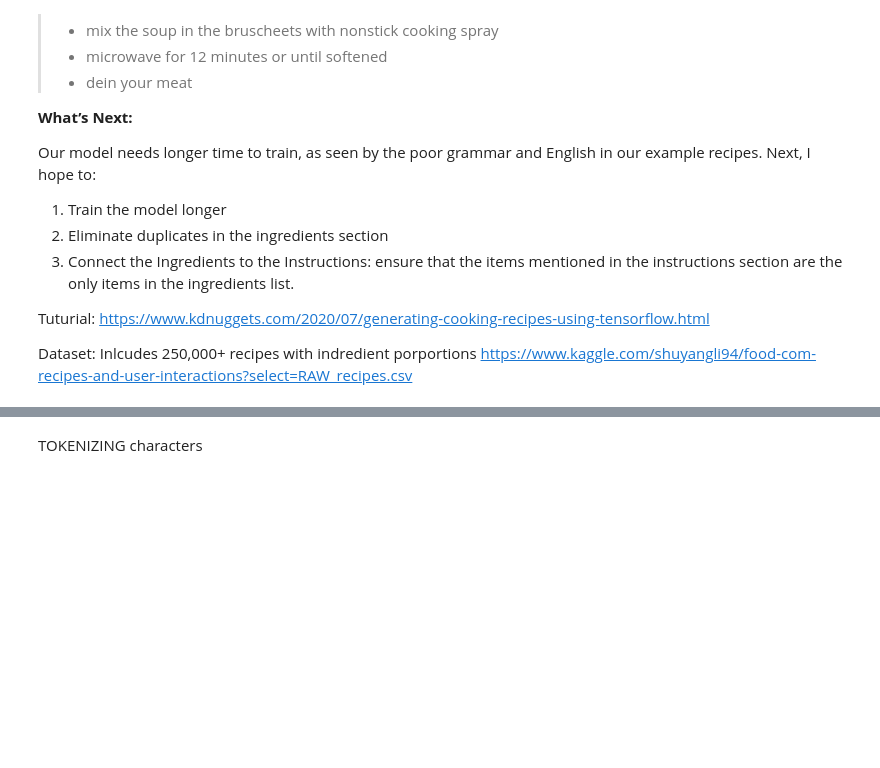
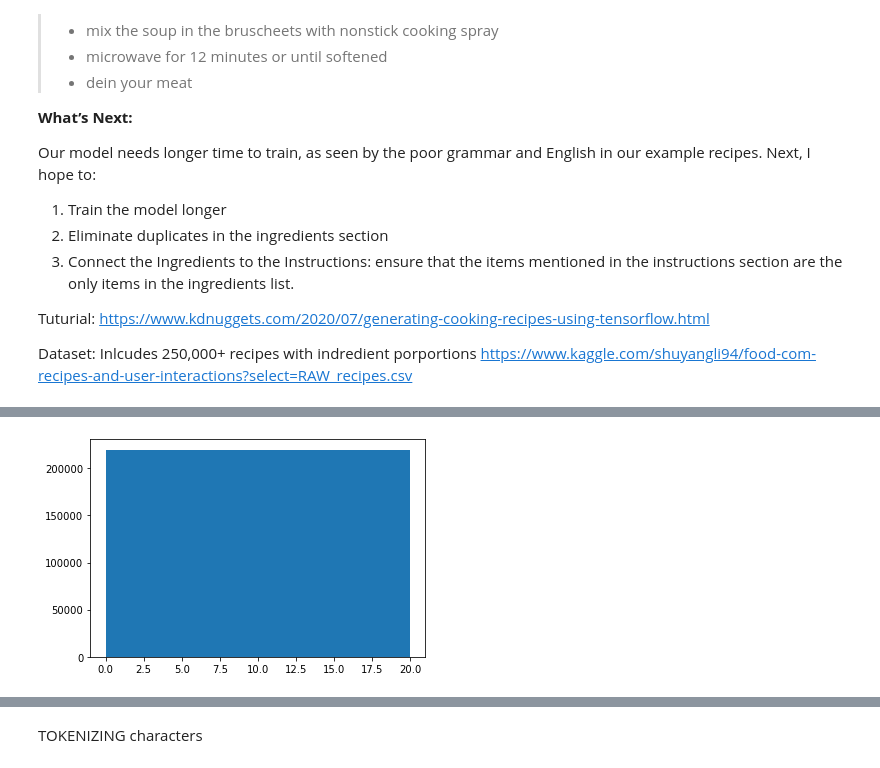
Before and after one commit to catdematos98/RNN_RecipeGenerator, a Jupyter notebook: RecipeGenerator.ipynb, the cells around one changed output, grey strips where cells are left out. Saved outputs shown, nothing was run; the diff lists cells and outputs as text; code cells hidden in the pictures; blank space fills up the shorter version.

```diff
--- a/RecipeGenerator.ipynb
+++ b/RecipeGenerator.ipynb
@@ -112,0 +124,18 @@ print(dataset_validated[5][1]["ingredients"][1])
+# %%
+def filter_by_n_steps(recipe):
+    recipe = recipe[1]
+
+    if recipe["n_steps"] > 10:
+        return False
+
+    return True
+
+recipes_steps = []
+for recipe in dataset_validated:
+    recipes_steps.append(recipe[1]["n_steps"])
+
+
+plt.hist(recipes_steps, range=(0, 20), bins=1)
+plt.show()
+# %% [output]
+[figure, added]
```
Also changed, not shown: parts of 35 cells of this notebook.
